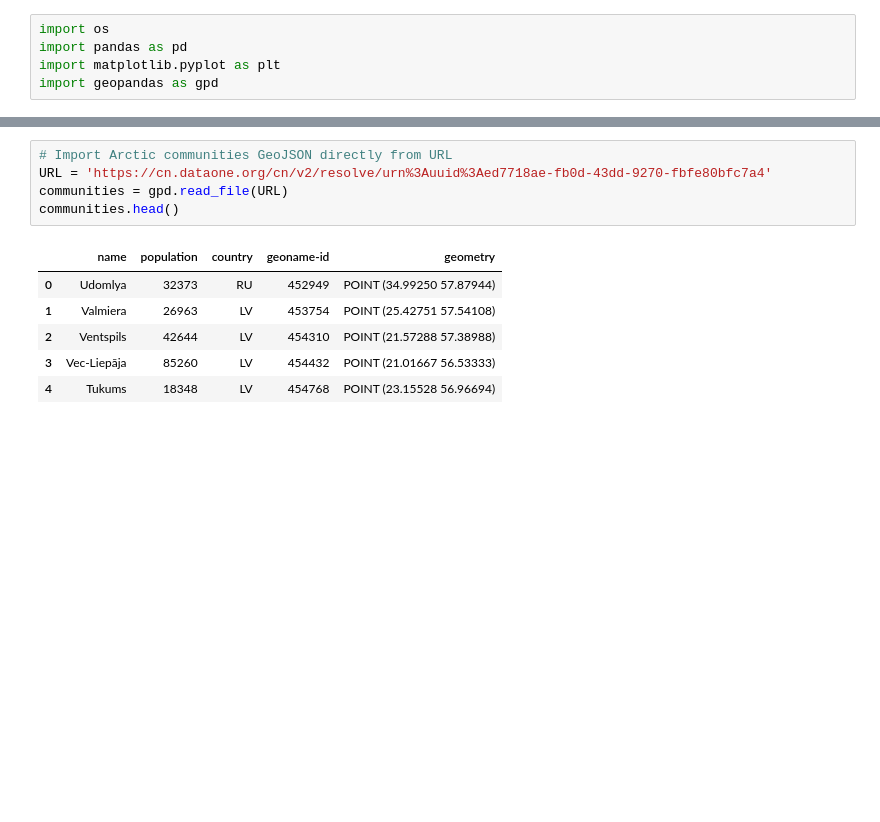
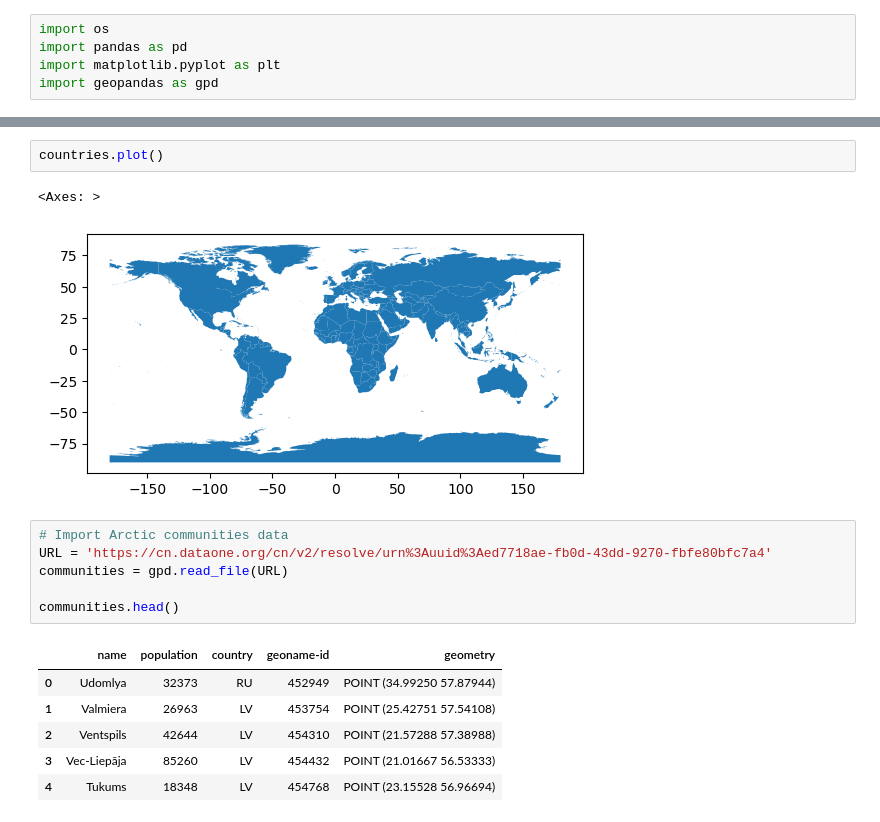
Before and after one commit to zachyyy700/eds220-2025-in-class, a Jupyter notebook: week6-reprojecting.ipynb, the cells around one changed output, grey strips where cells are left out. Cells and saved outputs as stored; diff of their text form; blank space fills up the shorter version.

```diff
--- a/week6-reprojecting.ipynb
+++ b/week6-reprojecting.ipynb
@@ -18,7 +25,13 @@ countries.head(3)
+# %%
+countries.plot()
+# %% [output]
+<Axes: >
+[figure, added]
 # %%
-# Import Arctic communities GeoJSON directly from URL
+# Import Arctic communities data
 URL = 'https://cn.dataone.org/cn/v2/resolve/urn%3Auuid%3Aed7718ae-fb0d-43dd-9270-fbfe80bfc7a4'
 communities = gpd.read_file(URL)
+
 communities.head()
 # %% [output]
 |  | name | population | country | geoname-id | geometry |
```
Also changed, not shown: parts of 22 cells of this notebook.
